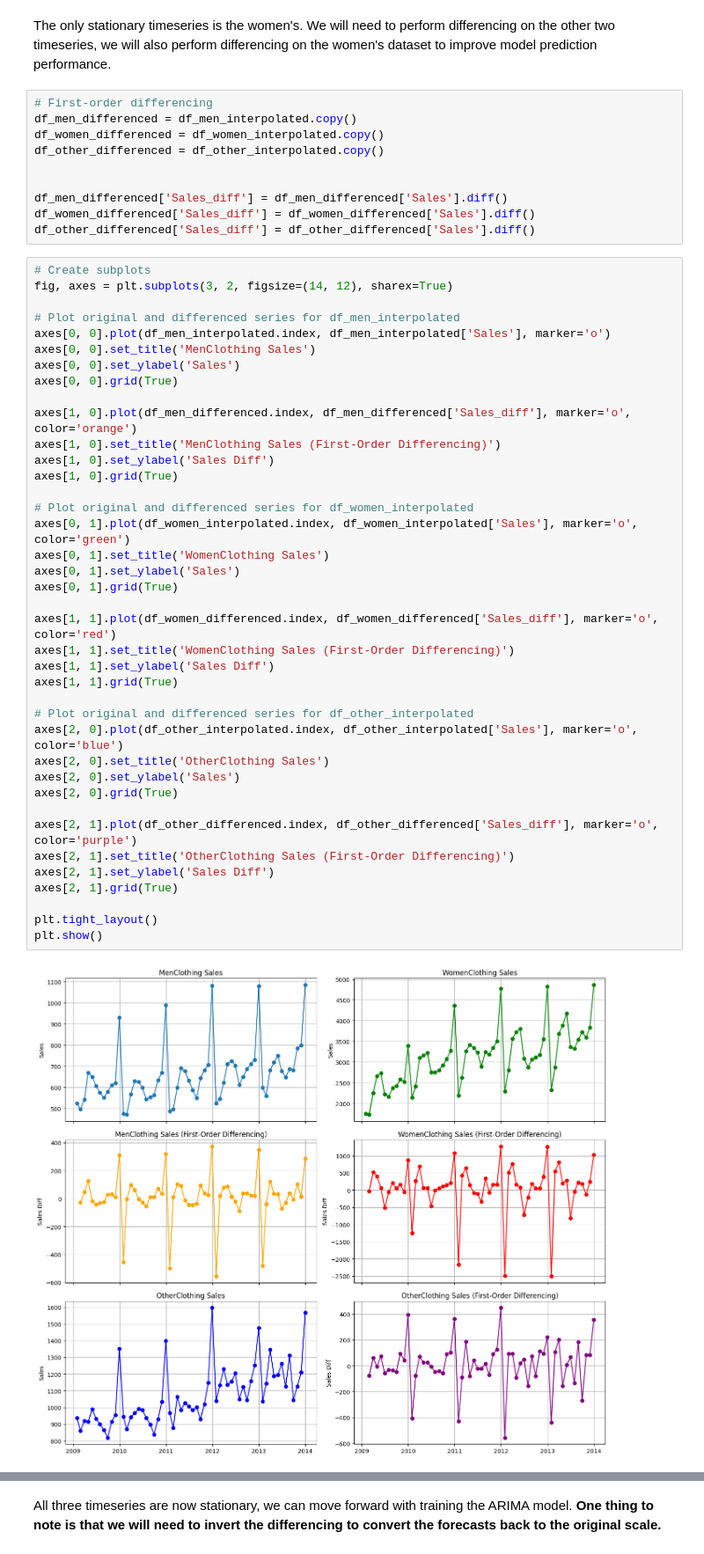
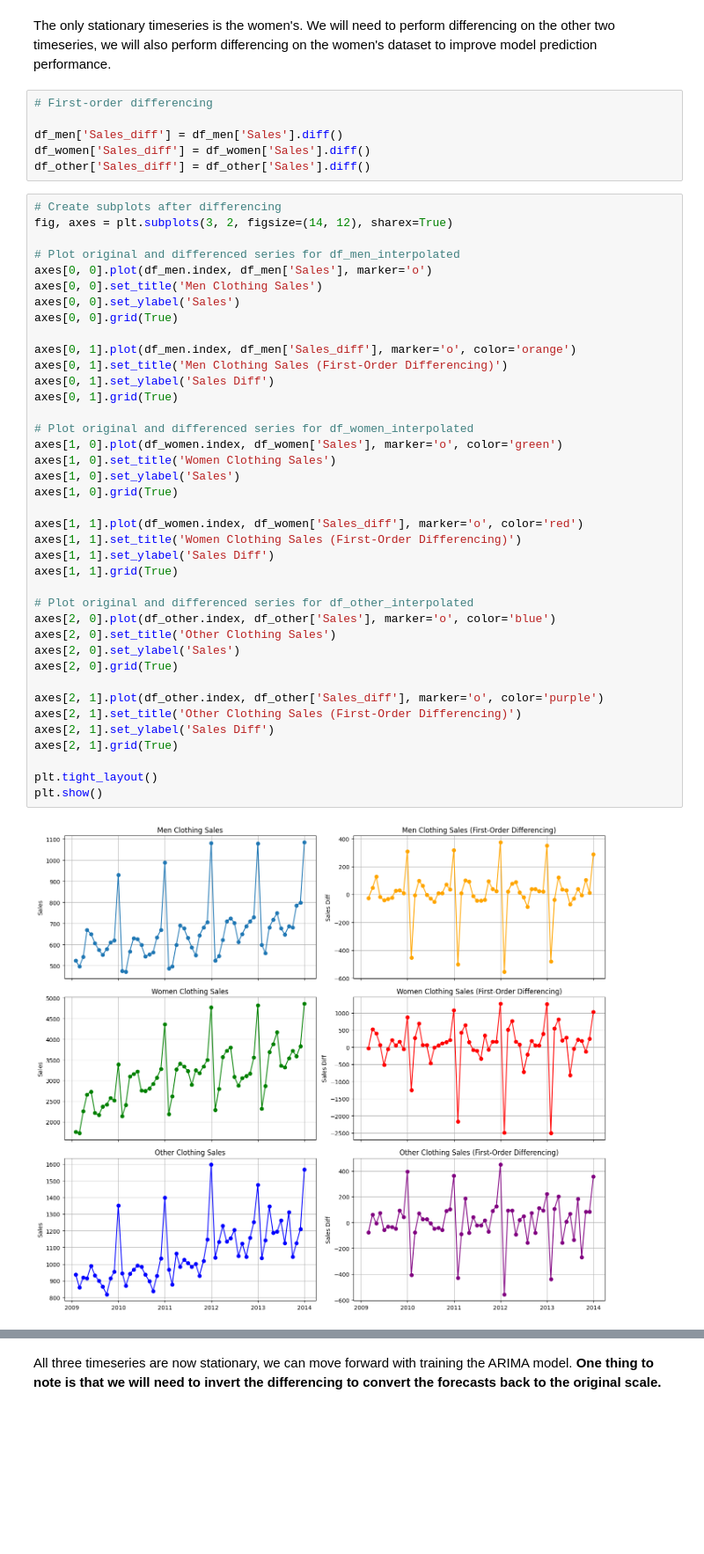
Before and after one commit to qfattah/Walmart-Sales-Forecasting, a Jupyter notebook: Walmart_Sales_Forecat.ipynb, the cells around one changed output, grey strips where cells are left out. Shown at 88% size. Drawn from its saved outputs; the diff is of its cells as text; blank space fills up the shorter version.

```diff
--- a/Walmart_Sales_Forecat.ipynb
+++ b/Walmart_Sales_Forecat.ipynb
@@ -239,55 +256,51 @@ df_other time series is not stationary (fail to reject null hypothesis)
 The only stationary timeseries is the women's. We will need to perform differencing on the other two timeseries, we will also perform differencing on the women's dataset to improve model prediction performance.
 # %%
 # First-order differencing
-df_men_differenced = df_men_interpolated.copy()
-df_women_differenced = df_women_interpolated.copy()
-df_other_differenced = df_other_interpolated.copy()
 
-
-df_men_differenced['Sales_diff'] = df_men_differenced['Sales'].diff()
-df_women_differenced['Sales_diff'] = df_women_differenced['Sales'].diff()
-df_other_differenced['Sales_diff'] = df_other_differenced['Sales'].diff()
+df_men['Sales_diff'] = df_men['Sales'].diff()
+df_women['Sales_diff'] = df_women['Sales'].diff()
+df_other['Sales_diff'] = df_other['Sales'].diff()
 # %%
-# Create subplots
+# Create subplots after differencing
 fig, axes = plt.subplots(3, 2, figsize=(14, 12), sharex=True)
 
 # Plot original and differenced series for df_men_interpolated
-axes[0, 0].plot(df_men_interpolated.index, df_men_interpolated['Sales'], marker='o')
-axes[0, 0].set_title('MenClothing Sales')
+axes[0, 0].plot(df_men.index, df_men['Sales'], marker='o')
+axes[0, 0].set_title('Men Clothing Sales')
 axes[0, 0].set_ylabel('Sales')
 axes[0, 0].grid(True)
 
-axes[1, 0].plot(df_men_differenced.index, df_men_differenced['Sales_diff'], marker='o', color='orange')
-axes[1, 0].set_title('MenClothing Sales (First-Order Differencing)')
-axes[1, 0].set_ylabel('Sales Diff')
+axes[0, 1].plot(df_men.index, df_men['Sales_diff'], marker='o', color='orange')
+axes[0, 1].set_title('Men Clothing Sales (First-Order Differencing)')
+axes[0, 1].set_ylabel('Sales Diff')
+axes[0, 1].grid(True)
+
+# Plot original and differenced series for df_women_interpolated
+axes[1, 0].plot(df_women.index, df_women['Sales'], marker='o', color='green')
+axes[1, 0].set_title('Women Clothing Sales')
+axes[1, 0].set_ylabel('Sales')
 axes[1, 0].grid(True)
 
-# Plot original and differenced series for df_women_interpolated
-axes[0, 1].plot(df_women_interpolated.index, df_women_interpolated['Sales'], marker='o', color='green')
-axes[0, 1].set_title('WomenClothing Sales')
-axes[0, 1].set_ylabel('Sales')
-axes[0, 1].grid(True)
-
-axes[1, 1].plot(df_women_differenced.index, df_women_differenced['Sales_diff'], marker='o', color='red')
-axes[1, 1].set_title('WomenClothing Sales (First-Order Differencing)')
+axes[1, 1].plot(df_women.index, df_women['Sales_diff'], marker='o', color='red')
+axes[1, 1].set_title('Women Clothing Sales (First-Order Differencing)')
 axes[1, 1].set_ylabel('Sales Diff')
 axes[1, 1].grid(True)
 
 # Plot original and differenced series for df_other_interpolated
-axes[2, 0].plot(df_other_interpolated.index, df_other_interpolated['Sales'], marker='o', color='blue')
-axes[2, 0].set_title('OtherClothing Sales')
+axes[2, 0].plot(df_other.index, df_other['Sales'], marker='o', color='blue')
+axes[2, 0].set_title('Other Clothing Sales')
 axes[2, 0].set_ylabel('Sales')
 axes[2, 0].grid(True)
 
-axes[2, 1].plot(df_other_differenced.index, df_other_differenced['Sales_diff'], marker='o', color='purple')
-axes[2, 1].set_title('OtherClothing Sales (First-Order Differencing)')
+axes[2, 1].plot(df_other.index, df_other['Sales_diff'], marker='o', color='purple')
+axes[2, 1].set_title('Other Clothing Sales (First-Order Differencing)')
 axes[2, 1].set_ylabel('Sales Diff')
 axes[2, 1].grid(True)
 
 plt.tight_layout()
 plt.show()
 # %% [output]
-[figure, old version]
+[figure, new version]
 # %%
 # Perform the ADF test again
 
```
Also changed, not shown: parts of 9 cells of this notebook.
